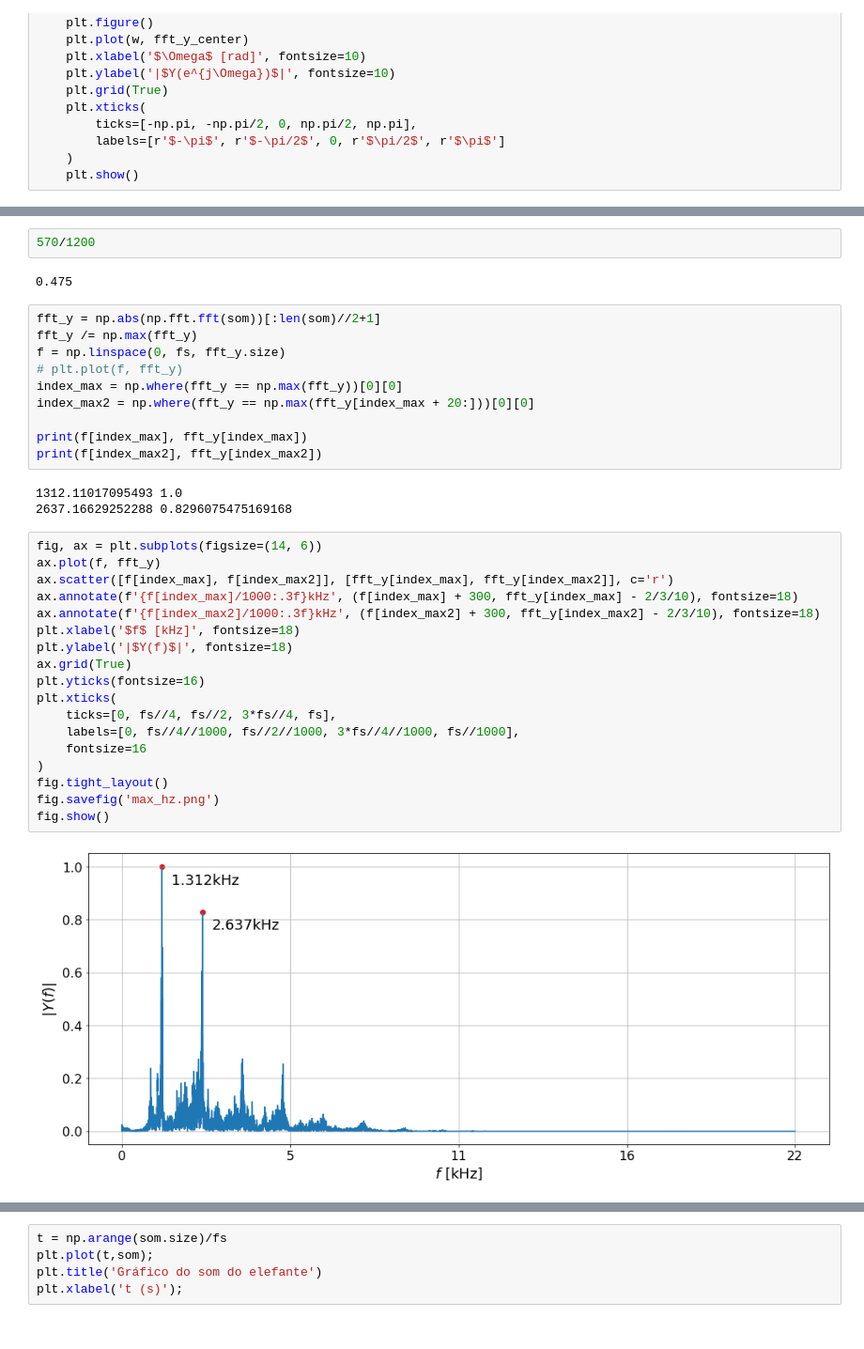
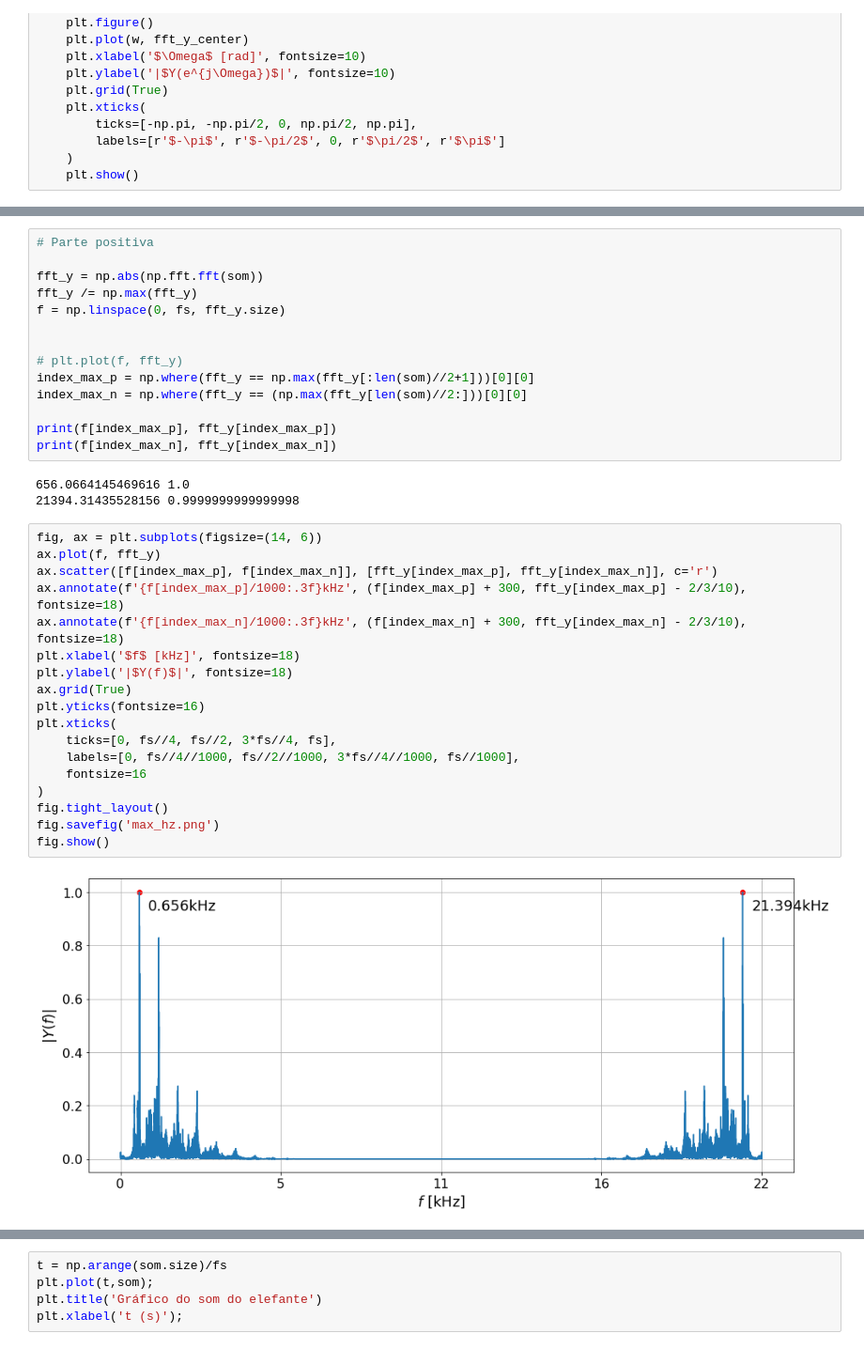
Before and after one commit to gnsoares/UNICAMP_EA619_SystemsAnalysis, a Jupyter notebook: Experimento1/Analisador_espectro - Exploração.ipynb, the cells around one changed output, grey strips where cells are left out. Shown at 94% size. Drawn from its saved outputs; the diff is of its cells as text.

```diff
--- a/Experimento1/Analisador_espectro - Exploração.ipynb
+++ b/Experimento1/Analisador_espectro - Exploração.ipynb
@@ -91,37 +91,37 @@ fig.show()
-# %%
-570/1200
-# %% [output]
-0.475
 # %%
-fft_y = np.abs(np.fft.fft(som))[:len(som)//2+1]
+# Parte positiva
+
+fft_y = np.abs(np.fft.fft(som))
 fft_y /= np.max(fft_y)
 f = np.linspace(0, fs, fft_y.size)
+
+
 # plt.plot(f, fft_y)
-index_max = np.where(fft_y == np.max(fft_y))[0][0]
-index_max2 = np.where(fft_y == np.max(fft_y[index_max + 20:]))[0][0]
+index_max_p = np.where(fft_y == np.max(fft_y[:len(som)//2+1]))[0][0]
+index_max_n = np.where(fft_y == (np.max(fft_y[len(som)//2:]))[0][0]
 
-print(f[index_max], fft_y[index_max])
-print(f[index_max2], fft_y[index_max2])
+print(f[index_max_p], fft_y[index_max_p])
+print(f[index_max_n], fft_y[index_max_n])
 # %% [output]
-1312.11017095493 1.0
-2637.16629252288 0.8296075475169168
+656.0664145469616 1.0
+21394.31435528156 0.9999999999999998
 # %%
 fig, ax = plt.subplots(figsize=(14, 6))
 ax.plot(f, fft_y)
-ax.scatter([f[index_max], f[index_max2]], [fft_y[index_max], fft_y[index_max2]], c='r')
-ax.annotate(f'{f[index_max]/1000:.3f}kHz', (f[index_max] + 300, fft_y[index_max] - 2/3/10), fontsize=18)
-ax.annotate(f'{f[index_max2]/1000:.3f}kHz', (f[index_max2] + 300, fft_y[index_max2] - 2/3/10), fontsize=18)
+ax.scatter([f[index_max_p], f[index_max_n]], [fft_y[index_max_p], fft_y[index_max_n]], c='r')
+ax.annotate(f'{f[index_max_p]/1000:.3f}kHz', (f[index_max_p] + 300, fft_y[index_max_p] - 2/3/10), fontsize=18)
+ax.annotate(f'{f[index_max_n]/1000:.3f}kHz', (f[index_max_n] + 300, fft_y[index_max_n] - 2/3/10), fontsize=18)
 plt.xlabel('$f$ [kHz]', fontsize=18)
 plt.ylabel('|$Y(f)$|', fontsize=18)
 ax.grid(True)
 plt.yticks(fontsize=16)
 plt.xticks(
     ticks=[0, fs//4, fs//2, 3*fs//4, fs],
     labels=[0, fs//4//1000, fs//2//1000, 3*fs//4//1000, fs//1000],
     fontsize=16
 )
 fig.tight_layout()
 fig.savefig('max_hz.png')
 fig.show()
 # %% [output]
-[figure, old version]
+[figure, new version]
```
Also changed, not shown: parts of 8 cells of this notebook, 4 other files.
